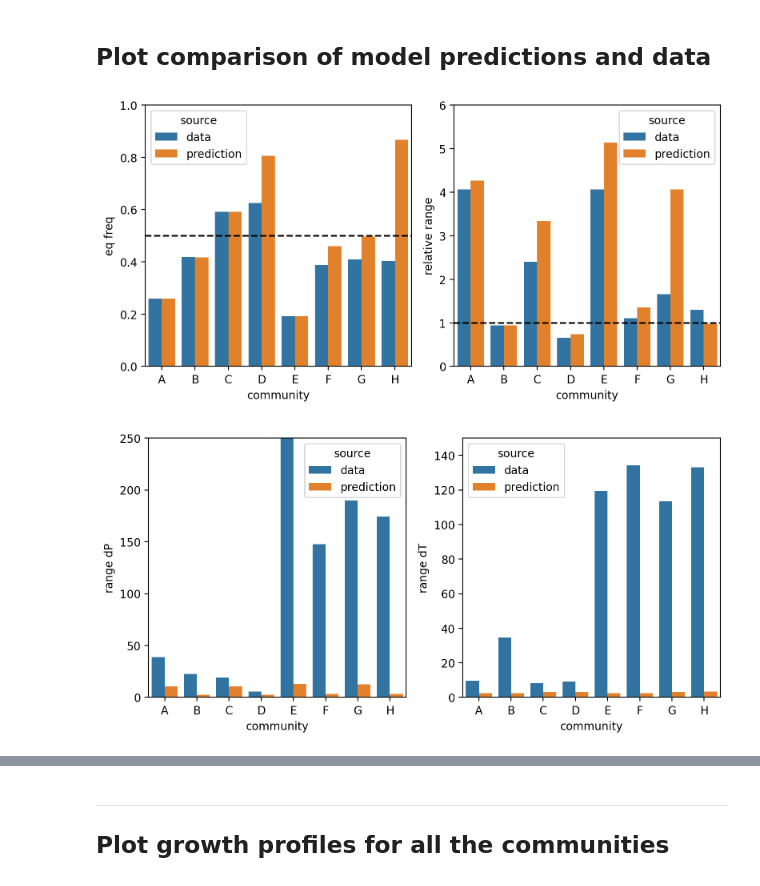
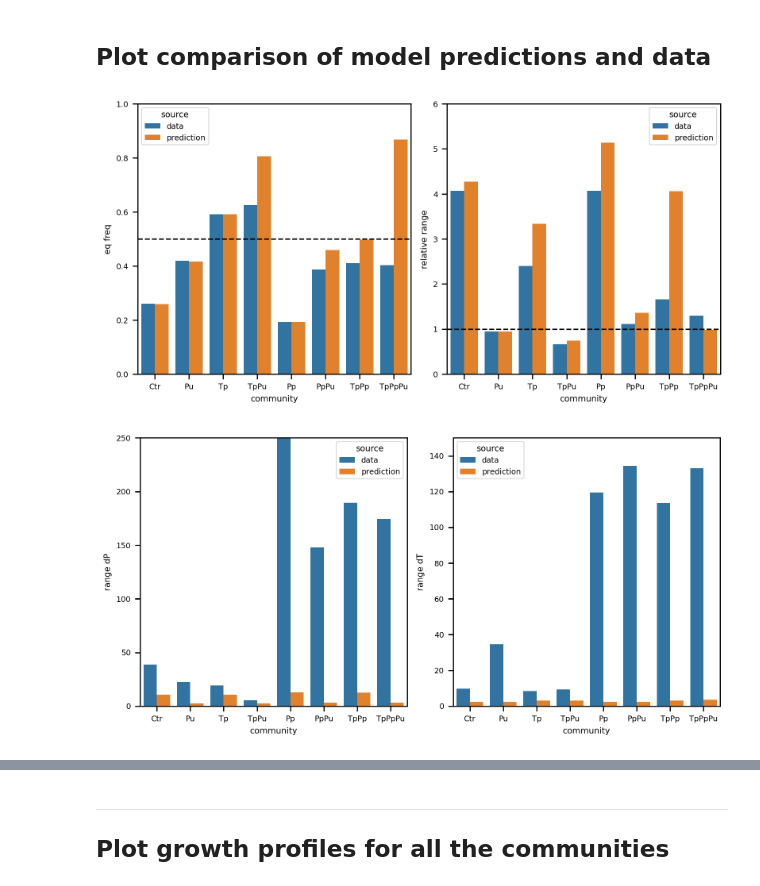
Before and after one commit to simonvanvliet/AuxotrophRangeExpansionModel, a Jupyter notebook: plot_model_predictions_range_expansion.ipynb, the cells around one changed output, grey strips where cells are left out. Cells and saved outputs as stored; diff of their text form; code cells hidden in the pictures.

Commit message:
updated community names to match paper

```diff
--- a/plot_model_predictions_range_expansion.ipynb
+++ b/plot_model_predictions_range_expansion.ipynb
@@ -45,7 +64,7 @@ df_data.drop('Width',axis=1,inplace=True)
 # %%
 
 #specify the parameters for the different communities
-par_com_A = {
+par_com_A = { #Ctr: original community
             'lPro': fit_pars['lPro'],
             'lTrp': fit_pars['lTrp'],
             'c_prod_T': 1,
@@ -55,7 +74,7 @@ par_com_A = {
             'mu_dT': growth_rates['dT'],
             }
 
-par_com_B = {
+par_com_B = { #Pu: increased uptake of P
             'lPro': fit_pars['lPro'],
             'lTrp': fit_pars['lTrp'],
             'c_prod_T': 1,
@@ -65,7 +84,7 @@ par_com_B = {
             'mu_dT': growth_rates['dT'],
             }
 
-par_com_C = {
+par_com_C = { #Tp: increased production of T
             'lPro': fit_pars['lPro'],
             'lTrp': fit_pars['lTrp'],
             'c_prod_T': fit_pars['c_prod_T'],
@@ -75,17 +94,17 @@ par_com_C = {
             'mu_dT': growth_rates['dT'],
             }
 
-par_com_D = {
+par_com_D = { # Tp Pu: increased production of T and uptake of P
             'lPro': fit_pars['lPro'],
             'lTrp': fit_pars['lTrp'],
             'c_prod_T': fit_pars['c_prod_T'],
             'c_prod_P': 1,
             'c_up_P': fit_pars['c_up_P'],
-            'mu_dP': growth_rates['dP_proUp'], #need to be measured
+            'mu_dP': growth_rates['dP_proUp'],
             'mu_dT': growth_rates['dT'],
             }
 
-par_com_E = {
+par_com_E = { #Pp: increased production of P
             'lPro': fit_pars['lPro'],
             'lTrp': fit_pars['lTrp'],
             'c_prod_T': 1,
@@ -95,7 +114,7 @@ par_com_E = {
             'mu_dT': growth_rates['dT_proOP'],
             }
 
-par_com_F = {
+par_com_F = { #Pp Pu: increased production of P and uptake of P
             'lPro': fit_pars['lPro'],
             'lTrp': fit_pars['lTrp'],
             'c_prod_T': 1,
@@ -106,7 +125,7 @@ par_com_F = {
             }
 
 
-par_com_G = {
+par_com_G = { #Tp Pp: increased production of T and P
             'lPro': fit_pars['lPro'],
             'lTrp': fit_pars['lTrp'],
             'c_prod_T': fit_pars['c_prod_T'],
@@ -116,25 +135,25 @@ par_com_G = {
             'mu_dT': growth_rates['dT_proOP'],
             }
 
-par_com_H = {
+par_com_H = { #Tp Pp Pu: increased production of T and P and uptake of P
             'lPro': fit_pars['lPro'],
             'lTrp': fit_pars['lTrp'],
             'c_prod_T': fit_pars['c_up_P'],
             'c_prod_P': fit_pars['c_prod_P'],
             'c_up_P': fit_pars['c_up_P'],
-            'mu_dP': growth_rates['dP_proUp'], #needs to be measured
+            'mu_dP': growth_rates['dP_proUp'],
             'mu_dT': growth_rates['dT_proOP'],
             }
 
 #create a dictionary with the parameters for the different communities
-par_coms = {'A': par_com_A,
-            'B': par_com_B,
-            'C': par_com_C,
-            'D': par_com_D,
-            'E': par_com_E,
-            'F': par_com_F,
-            'G': par_com_G,
-            'H': par_com_H}
+par_coms = {'Ctr': par_com_A, #Ctr: original community
+            'Pu': par_com_B, #Pu: increased uptake of P
+            'Tp': par_com_C, #Tp: increased production of T
+            'TpPu': par_com_D, #Tp Pu: increased production of T and uptake of P
+            'Pp': par_com_E, #Pp: increased production of P
+            'PpPu': par_com_F, #Pp Pu: increased production of P and uptake of P
+            'TpPp': par_com_G, #Tp Pp: increased production of T and P
+            'TpPpPu': par_com_H} #Tp Pp Pu: increased production of T and P and uptake of P
 
 #run the community model for the different communities
 communities = {key: community(mu_WT=growth_rates['WT'], **val) for key, val in par_coms.items()}
@@ -157,33 +176,38 @@ df.to_csv('Processed-datafiles/model_predictions.csv', index=False)
 # %% [markdown]
 ## Plot comparison of model predictions and data
 # %%
+
+# Set the context with smaller font scale
+sns.set_context("paper", font_scale=0.8)
+
+
 #plot the prediction and data for EQ freq and relative range
 fig, axs = plt.subplots(1,2,figsize=(8,4))
 sns.barplot(df, x="community", y="eq freq", hue="source", ax=axs[0])
 sns.barplot(df, x="community", y="relative range", hue="source", ax=axs[1])
 fig.tight_layout()
 
 # Set max y-axis value for each subplot
 axs[0].set_ylim(top=1)  # Set max y-axis value for the first subplot
 axs[1].set_ylim(top=6)  # Set max y-axis value for the third subplot
 
 #add dotted vertical reference line
 axs[0].axhline(y=0.5, color='k', linestyle='--')
 axs[1].axhline(y=1, color='k', linestyle='--')
 fig.savefig(f"Figures/model_predictions.pdf")
 
 #plot the prediction and data for absolute range dP and range dT
 fig, axs = plt.subplots(1,2,figsize=(8,4))
 sns.barplot(df, x="community", y="range dP", hue="source", ax=axs[0])
 sns.barplot(df, x="community", y="range dT", hue="source", ax=axs[1])
 fig.tight_layout()
 
 # Set max y-axis value for each subplot
 axs[0].set_ylim(top=250)  # Set max y-axis value for the first subplot
 axs[1].set_ylim(top=150)  # Set max y-axis value for the third subplot
 
 #add dotted vertical reference line
 fig.savefig(f"Figures/model_predictions_abs_range.pdf")
 # %% [output]
-[figure, old version]
+[figure, new version]
-[figure, old version]
+[figure, new version]
```
Also changed, not shown: parts of 5 cells of this notebook, 2 other files.
